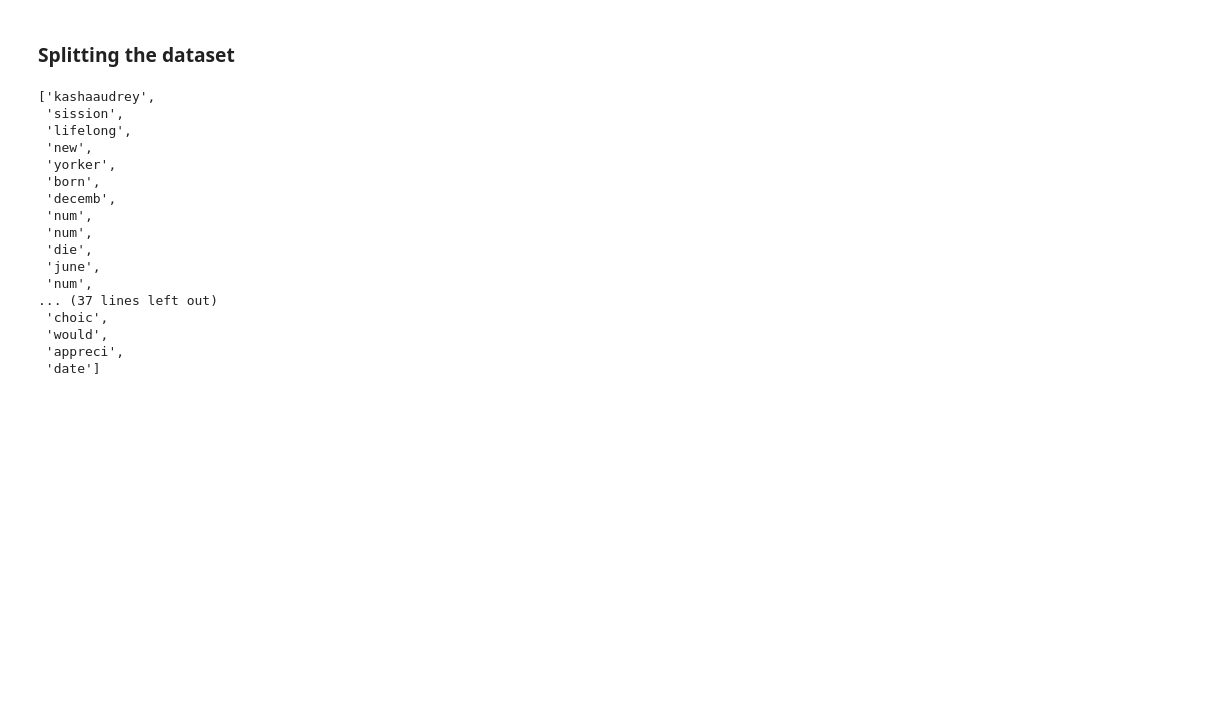
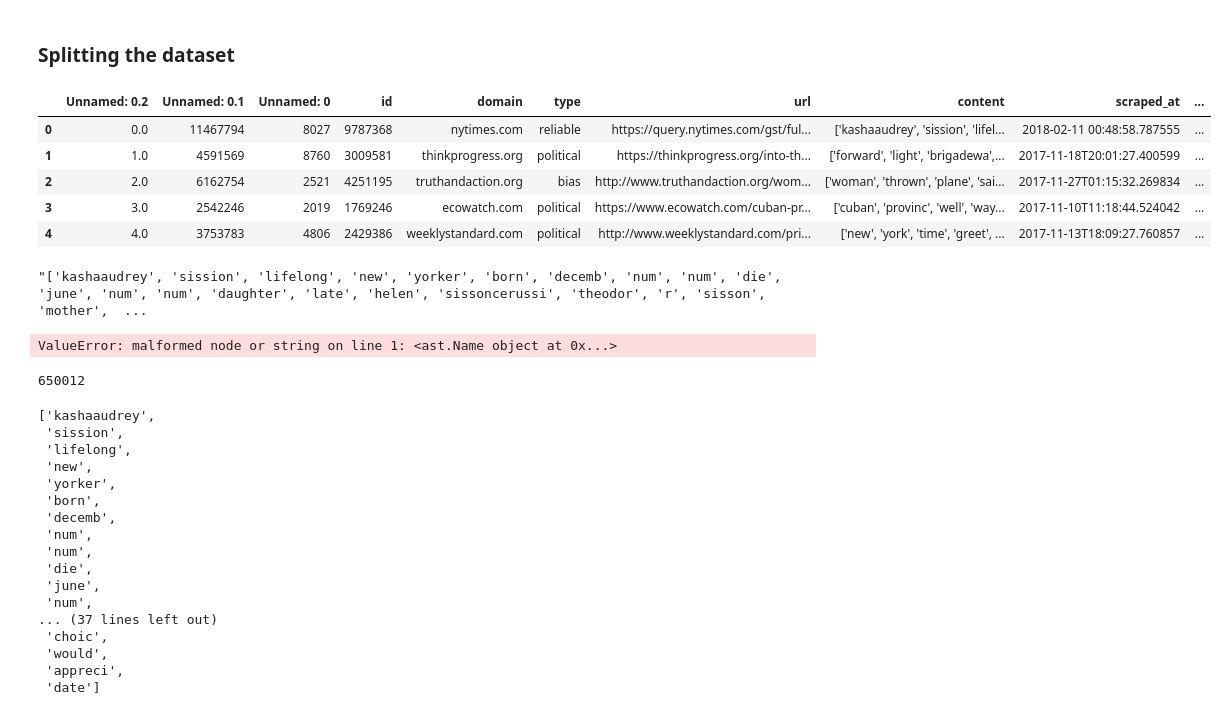
Before and after one commit to mikkel-kjaerulf/fake_news_detector, a Jupyter notebook: simple_model.ipynb, the cells around one changed output. Saved outputs shown, nothing was run; the diff lists cells and outputs as text; code cells hidden in the pictures; blank space fills up the shorter version.

```diff
--- a/simple_model.ipynb
+++ b/simple_model.ipynb
@@ -11,10 +12,29 @@ import regex as re
 # %%
 raw_data = pd.read_csv("data/sample_preprocessed_no_punct.csv")
+# %%
+raw_data.head()
+# %% [output]
+|  | Unnamed: 0.2 | Unnamed: 0.1 | Unnamed: 0 | id | domain | type | url | content | scraped_at | ... |
+| 0 | 0.0 | 11467794 | 8027 | 9787368 | nytimes.com | reliable | https://query.nytimes.com/gst/ful... | ['kashaaudrey', 'sission', 'lifel... | 2018-02-11 00:48:58.787555 | ... |
+| 1 | 1.0 | 4591569 | 8760 | 3009581 | thinkprogress.org | political | https://thinkprogress.org/into-th... | ['forward', 'light', 'brigadewa',... | 2017-11-18T20:01:27.400599 | ... |
+| 2 | 2.0 | 6162754 | 2521 | 4251195 | truthandaction.org | bias | http://www.truthandaction.org/wom... | ['woman', 'thrown', 'plane', 'sai... | 2017-11-27T01:15:32.269834 | ... |
+| 3 | 3.0 | 2542246 | 2019 | 1769246 | ecowatch.com | political | https://www.ecowatch.com/cuban-pr... | ['cuban', 'provinc', 'well', 'way... | 2017-11-10T11:18:44.524042 | ... |
+| 4 | 4.0 | 3753783 | 4806 | 2429386 | weeklystandard.com | political | http://www.weeklystandard.com/pri... | ['new', 'york', 'time', 'greet', ... | 2017-11-13T18:09:27.760857 | ... |
+# %%
+raw_data['content'][0]
+# %% [output]
+"['kashaaudrey', 'sission', 'lifelong', 'new', 'yorker', 'born', 'decemb', 'num', 'num', 'die', 'june', 'num', 'num', 'daughter', 'late', 'helen', 'sissoncerussi', 'theodor', 'r', 'sisson', 'mother',  ...
 # %%
-pattern = re.compile(r"[a-z]+")
+pattern = re.compile(r"\w+")
 def string_to_list(s):
     return pattern.findall(s)
 raw_data['content'] = raw_data['content'].apply(string_to_list)
+# %% [output]
+ValueError: malformed node or string on line 1: <ast.Name object at 0x...>
+# %%
+len(raw_data)
+# %% [output]
+650012
 # %%
 raw_data['content'][0]
 # %% [output]
```
Also changed, not shown: parts of 13 cells of this notebook, 2 other files.
